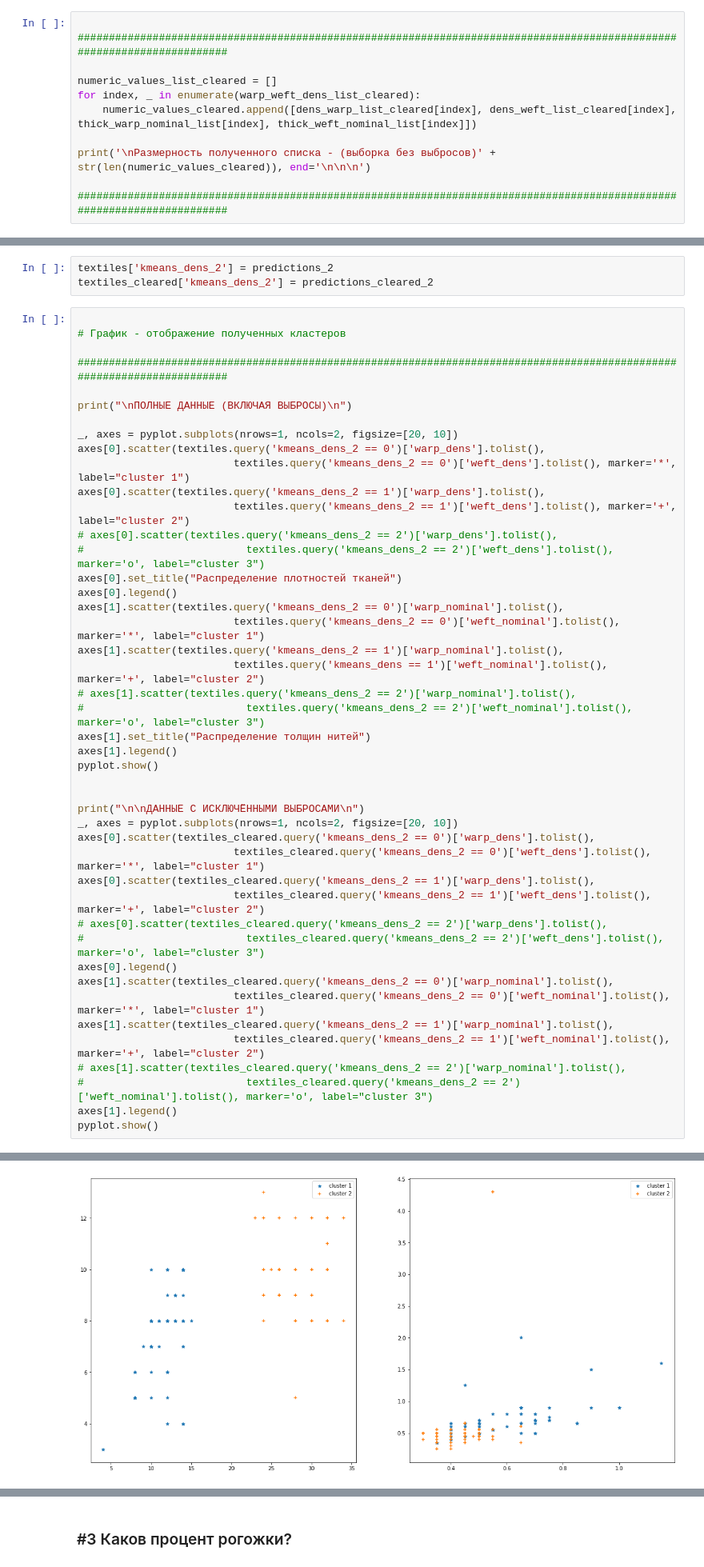
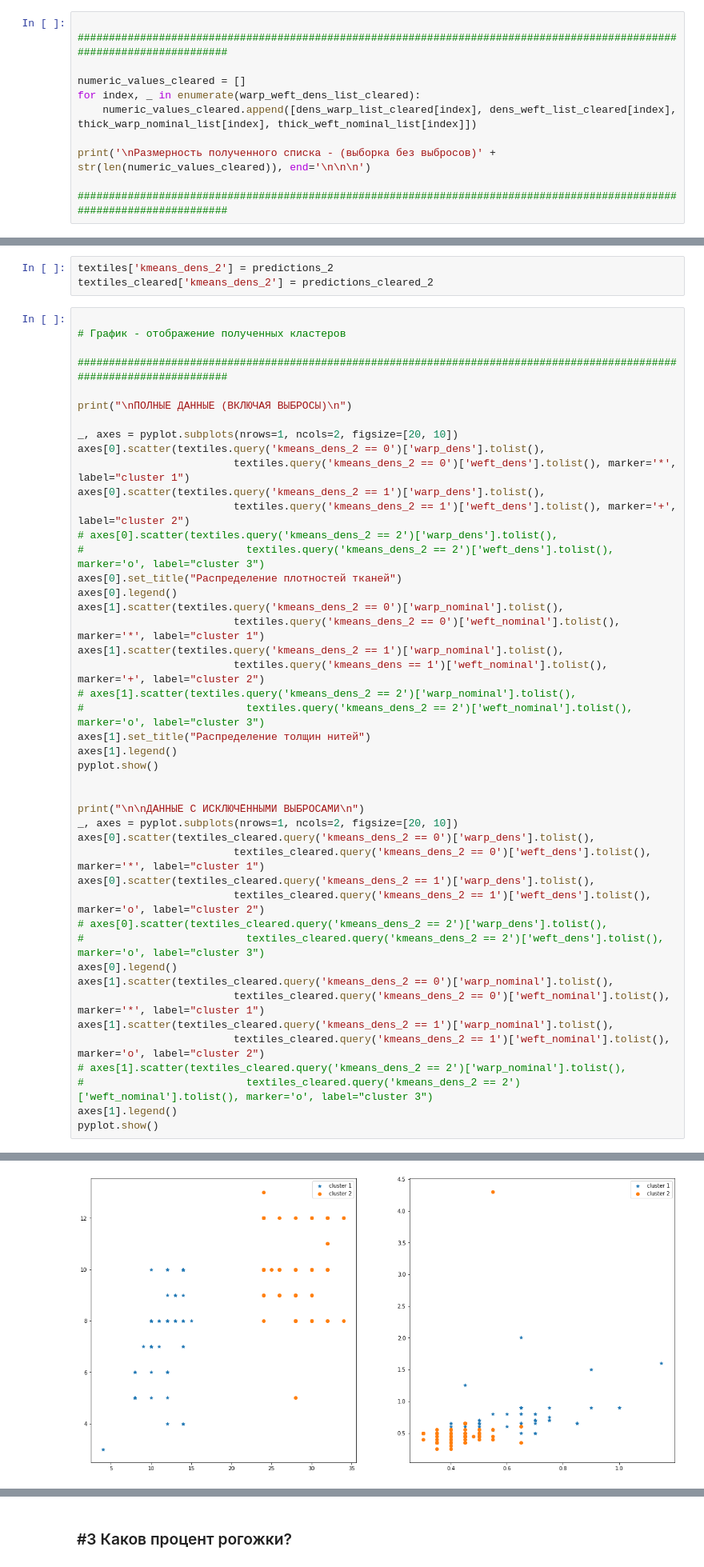
Before and after one commit to streltcov/textile_data, a Jupyter notebook: notebook.ipynb, the cells around one changed output, grey strips where cells are left out. Shown at 80% size. Drawn from its saved outputs; the diff is of its cells as text.

```diff
--- a/notebook.ipynb
+++ b/notebook.ipynb
@@ -456,7 +475,7 @@ for index, item in enumerate(dens_warp_list_cleared):\
 
 ########################################################################################################################
 
-numeric_values_list_cleared = []
+numeric_values_cleared = []
 for index, _ in enumerate(warp_weft_dens_list_cleared):
     numeric_values_cleared.append([dens_warp_list_cleared[index], dens_weft_list_cleared[index], thick_warp_nominal_list[index], thick_weft_nominal_list[index]])
 
@@ -591,33 +594,33 @@ axes[0].legend()
 axes[1].scatter(textiles.query('kmeans_dens_2 == 0')['warp_nominal'].tolist(),
                          textiles.query('kmeans_dens_2 == 0')['weft_nominal'].tolist(), marker='*', label="cluster 1")
 axes[1].scatter(textiles.query('kmeans_dens_2 == 1')['warp_nominal'].tolist(),
                          textiles.query('kmeans_dens == 1')['weft_nominal'].tolist(), marker='+', label="cluster 2")
 # axes[1].scatter(textiles.query('kmeans_dens_2 == 2')['warp_nominal'].tolist(),
 #                          textiles.query('kmeans_dens_2 == 2')['weft_nominal'].tolist(), marker='o', label="cluster 3")
 axes[1].set_title("Распределение толщин нитей")
 axes[1].legend()
 pyplot.show()
 
 
 print("\n\nДАННЫЕ С ИСКЛЮЧЁННЫМИ ВЫБРОСАМИ\n")
 _, axes = pyplot.subplots(nrows=1, ncols=2, figsize=[20, 10])
 axes[0].scatter(textiles_cleared.query('kmeans_dens_2 == 0')['warp_dens'].tolist(),
                          textiles_cleared.query('kmeans_dens_2 == 0')['weft_dens'].tolist(), marker='*', label="cluster 1")
 axes[0].scatter(textiles_cleared.query('kmeans_dens_2 == 1')['warp_dens'].tolist(),
-                         textiles_cleared.query('kmeans_dens_2 == 1')['weft_dens'].tolist(), marker='+', label="cluster 2")
+                         textiles_cleared.query('kmeans_dens_2 == 1')['weft_dens'].tolist(), marker='o', label="cluster 2")
 # axes[0].scatter(textiles_cleared.query('kmeans_dens_2 == 2')['warp_dens'].tolist(),
 #                          textiles_cleared.query('kmeans_dens_2 == 2')['weft_dens'].tolist(), marker='o', label="cluster 3")
 axes[0].legend()
 axes[1].scatter(textiles_cleared.query('kmeans_dens_2 == 0')['warp_nominal'].tolist(),
                          textiles_cleared.query('kmeans_dens_2 == 0')['weft_nominal'].tolist(), marker='*', label="cluster 1")
 axes[1].scatter(textiles_cleared.query('kmeans_dens_2 == 1')['warp_nominal'].tolist(),
-                         textiles_cleared.query('kmeans_dens_2 == 1')['weft_nominal'].tolist(), marker='+', label="cluster 2")
+                         textiles_cleared.query('kmeans_dens_2 == 1')['weft_nominal'].tolist(), marker='o', label="cluster 2")
 # axes[1].scatter(textiles_cleared.query('kmeans_dens_2 == 2')['warp_nominal'].tolist(),
 #                          textiles_cleared.query('kmeans_dens_2 == 2')['weft_nominal'].tolist(), marker='o', label="cluster 3")
 axes[1].legend()
 pyplot.show()
 # %% [output]
 ПОЛНЫЕ ДАННЫЕ (ВКЛЮЧАЯ ВЫБРОСЫ)
 [figure]
 ДАННЫЕ С ИСКЛЮЧЁННЫМИ ВЫБРОСАМИ
-[figure, old version]
+[figure, new version]
```
Also changed, not shown: parts of 13 cells of this notebook, 5 other files.
